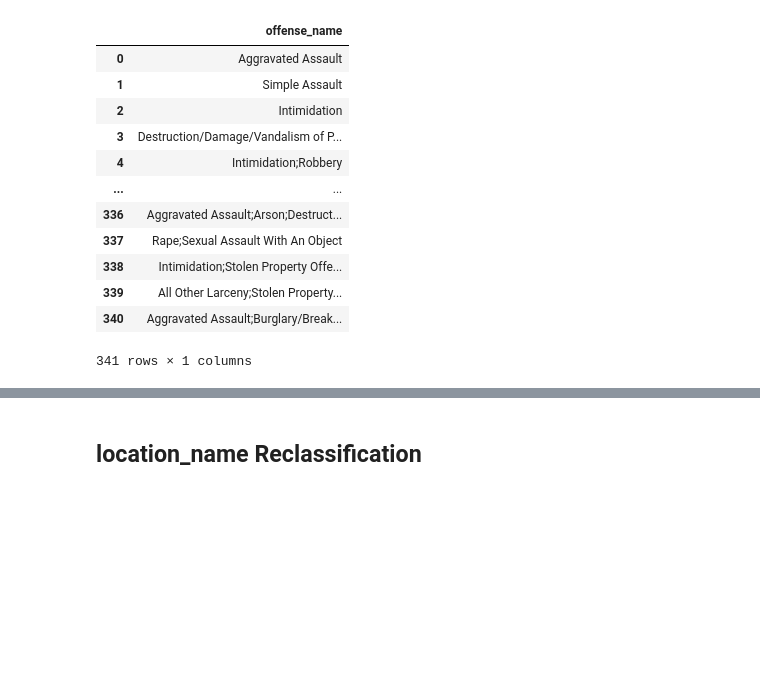
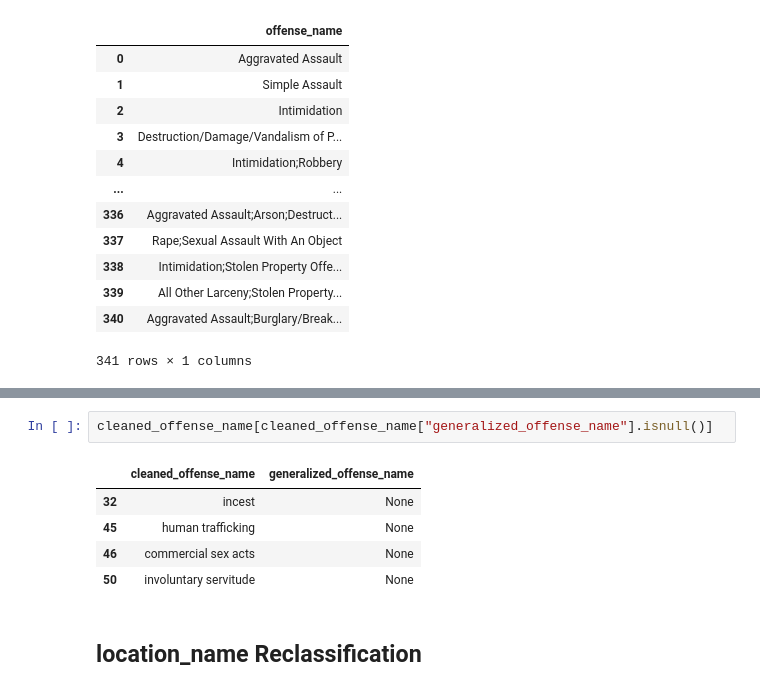
Before and after one commit to UWI-Zess/COMP6940-Project, a Jupyter notebook: main.ipynb, the cells around one changed output, grey strips where cells are left out. Saved outputs shown, nothing was run; the diff lists cells and outputs as text; blank space fills up the shorter version.

```diff
--- a/main.ipynb
+++ b/main.ipynb
@@ -850,3 +880,11 @@ len(crime_categories)
+# %%
+cleaned_offense_name[cleaned_offense_name["generalized_offense_name"].isnull()]
+# %% [output]
+|  | cleaned_offense_name | generalized_offense_name |
+| 32 | incest | None |
+| 45 | human trafficking | None |
+| 46 | commercial sex acts | None |
+| 50 | involuntary servitude | None |
 # %% [markdown]
 ## location_name Reclassification
 # %%
```
Also changed, not shown: parts of 11 cells of this notebook.
